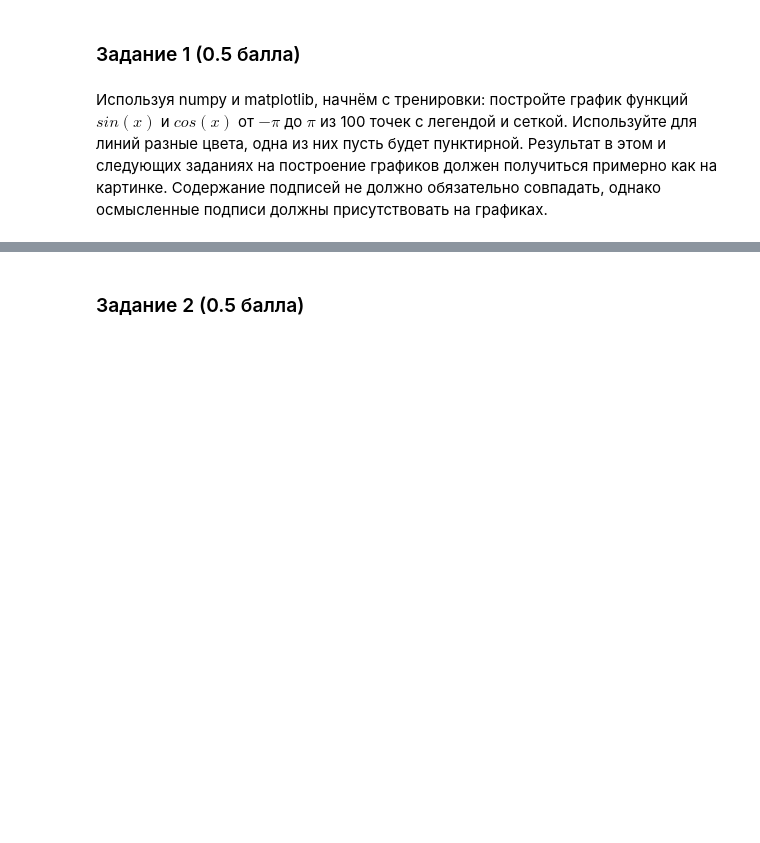
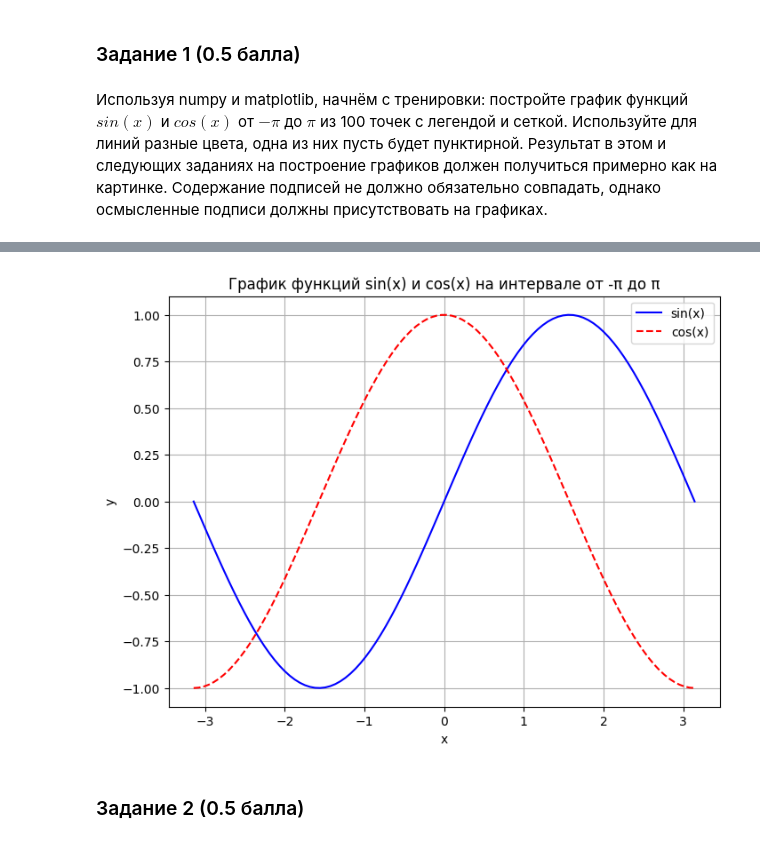
Before and after one commit to ReznikovVA/Advent-2023, a Jupyter notebook: homework_01_matplotlib_seaborn.ipynb, the cells around one changed output, grey strips where cells are left out. Cells and saved outputs as stored; diff of their text form; code cells hidden in the pictures; blank space fills up the shorter version.

```diff
--- a/homework_01_matplotlib_seaborn.ipynb
+++ b/homework_01_matplotlib_seaborn.ipynb
@@ -50,3 +46,26 @@ GERMAN_CREDIT = 'https://github.com/evgpat/datasets/raw/refs/heads/main/german_c
+# %%
+import numpy as np
+import matplotlib.pyplot as plt
+
+# Создаем массив значений x
+x = np.linspace(-np.pi, np.pi, 100)
+
+y_sin = np.sin(x)
+y_cos = np.cos(x)
+
+plt.figure(figsize=(8, 6))
+
+plt.plot(x, y_sin, color='blue', linestyle='-', label='sin(x)')
+plt.plot(x, y_cos, color='red', linestyle='--', label='cos(x)')
+
+plt.legend()
+plt.grid(True)
+plt.xlabel('x')
+plt.ylabel('y')
+plt.title('График функций sin(x) и cos(x) на интервале от -π до π')
+plt.show()
+# %% [output]
+[figure, added]
 # %% [markdown]
 ### Задание 2 (0.5 балла)
 # %% [markdown]
```
Also changed, not shown: parts of 29 cells of this notebook.
